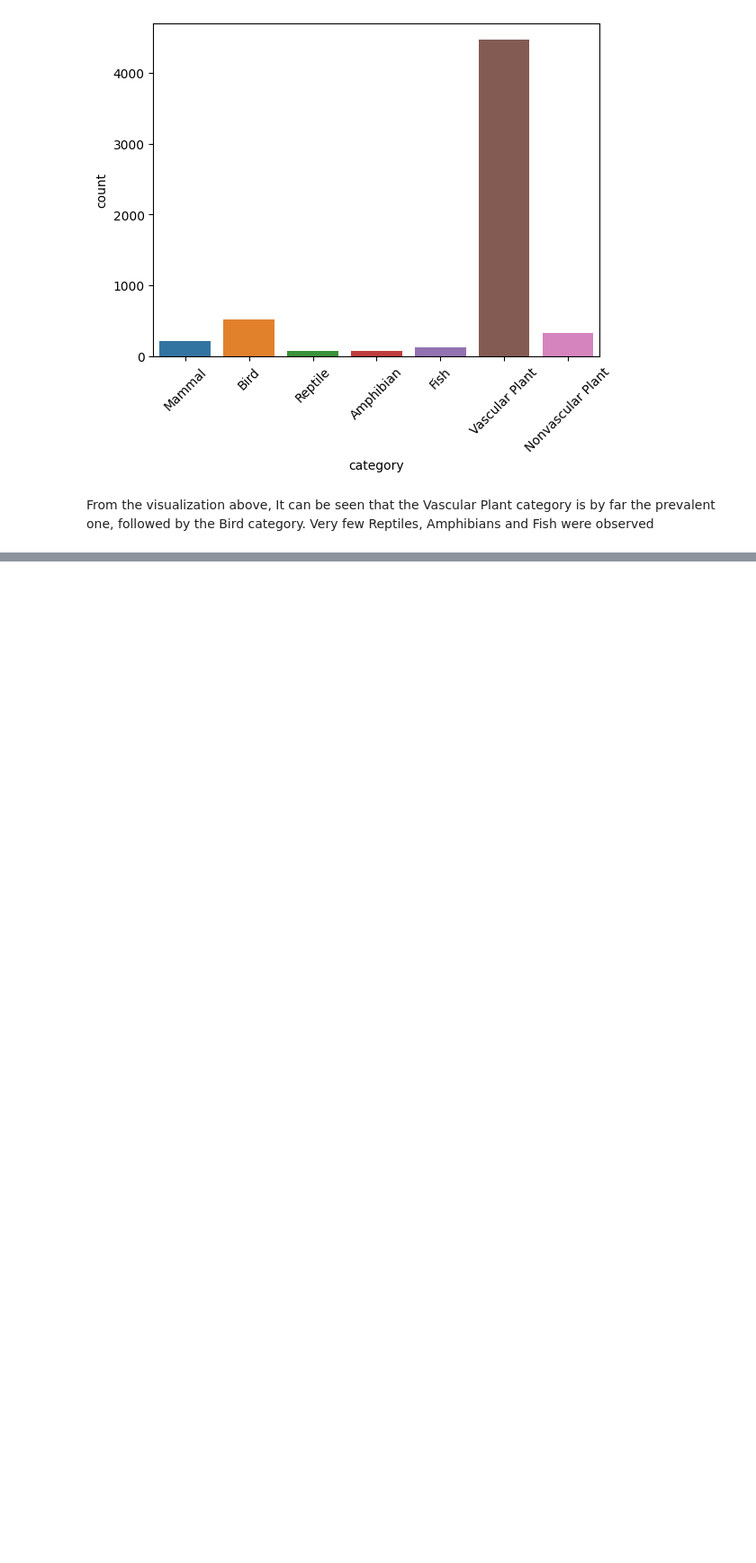
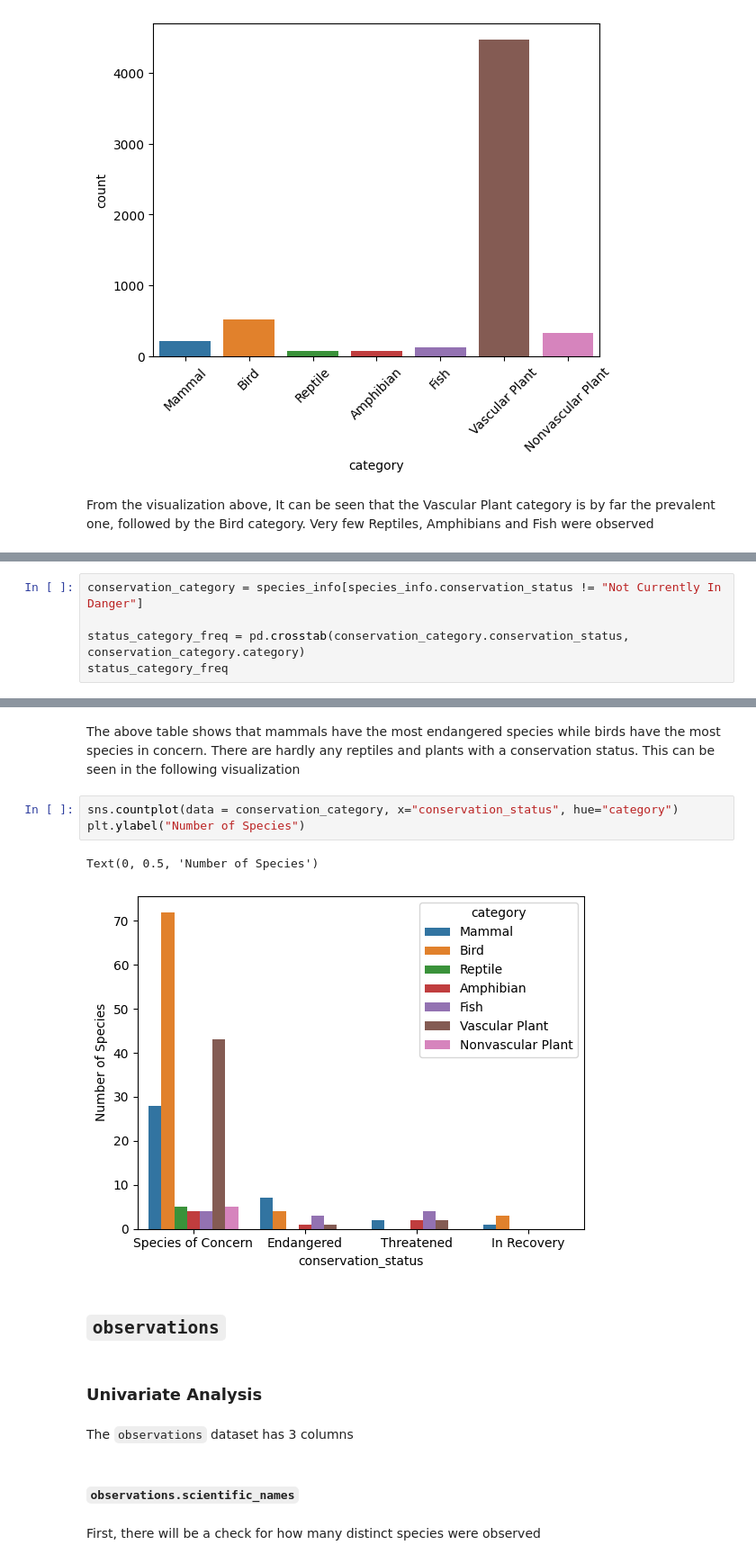
Before and after one commit to kariru-k/datascienceportfolio, a Jupyter notebook: biodiversity.ipynb, the cells around one changed output, grey strips where cells are left out. Shown at 90% size. Drawn from its saved outputs; the diff is of its cells as text; blank space fills up the shorter version.

```diff
--- a/biodiversity.ipynb
+++ b/biodiversity.ipynb
@@ -151,0 +228,5 @@ Next, there will be
+# %%
+conservation_category = species_info[species_info.conservation_status != "Not Currently In Danger"]
+
+status_category_freq = pd.crosstab(conservation_category.conservation_status, conservation_category.category)
+status_category_freq
@@ -151,0 +240,18 @@ Next, there will be
+# %% [markdown]
+The above table shows that mammals have the most endangered species while birds have the most species in concern. There are hardly any reptiles and plants with a conservation status. This can be seen in the following visualization
+# %%
+sns.countplot(data = conservation_category, x="conservation_status", hue="category")
+plt.ylabel("Number of Species")
+# %% [output]
+Text(0, 0.5, 'Number of Species')
+[figure, added]
+# %% [markdown]
+## `observations`
+# %% [markdown]
+### Univariate Analysis
+# %% [markdown]
+The `observations` dataset has 3 columns
+# %% [markdown]
+#### `observations.scientific_names`
+# %% [markdown]
+First, there will be a check for how many distinct species were observed
```
Also changed, not shown: parts of 44 cells of this notebook.
